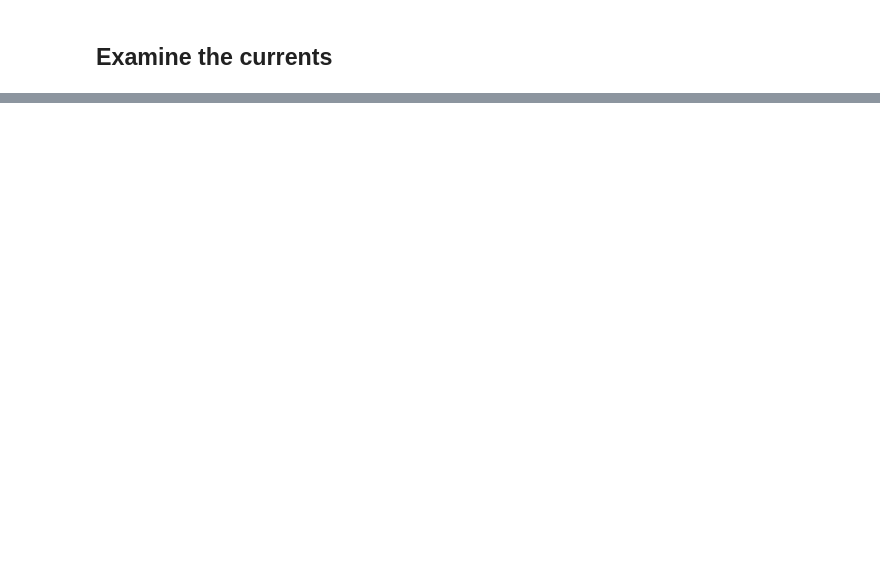
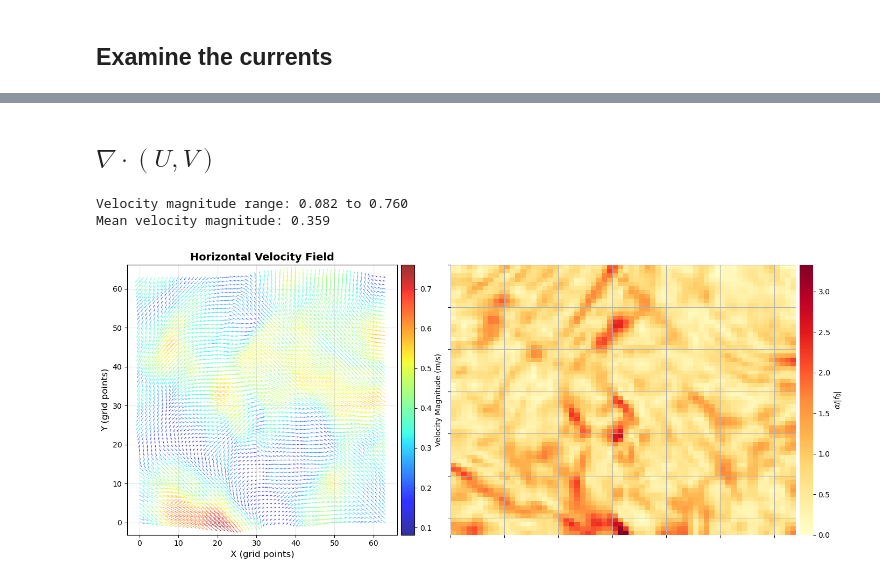
Before and after one commit to Sea-Meets-the-Stars/fronts, a Jupyter notebook: dev/FProp_debuggin.ipynb, the cells around one changed output, grey strips where cells are left out. Saved outputs shown, nothing was run; the diff lists cells and outputs as text; code cells hidden in the pictures; blank space fills up the shorter version.

```diff
--- a/dev/FProp_debuggin.ipynb
+++ b/dev/FProp_debuggin.ipynb
@@ -130,0 +107,16 @@ Mean velocity magnitude: 0.359
+# %% [markdown]
+## $\nabla \cdot (U,V)$
+# %%
+reload(views)
+#
+fig, (ax1, ax2) = plt.subplots(1, 2, figsize=fsz)
+
+_ = views.plot_velocities(field_data['U'], field_data['V'],ax=ax1)
+_ = views.show_field('afnorm_strain_rate', field_data['afnorm_strain_rate'], ax=ax2)
+#
+plt.tight_layout()
+plt.show()
+# %% [output]
+Velocity magnitude range: 0.082 to 0.760
+Mean velocity magnitude: 0.359
+[figure, added]
```
Also changed, not shown: parts of 5 cells of this notebook, 1 other file.
